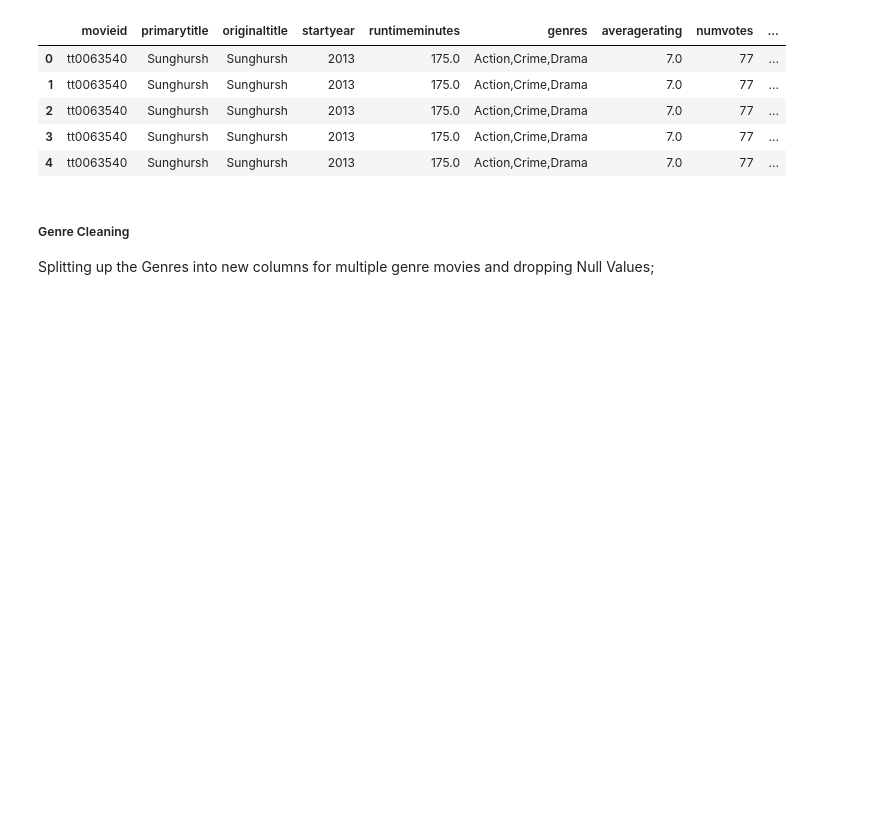
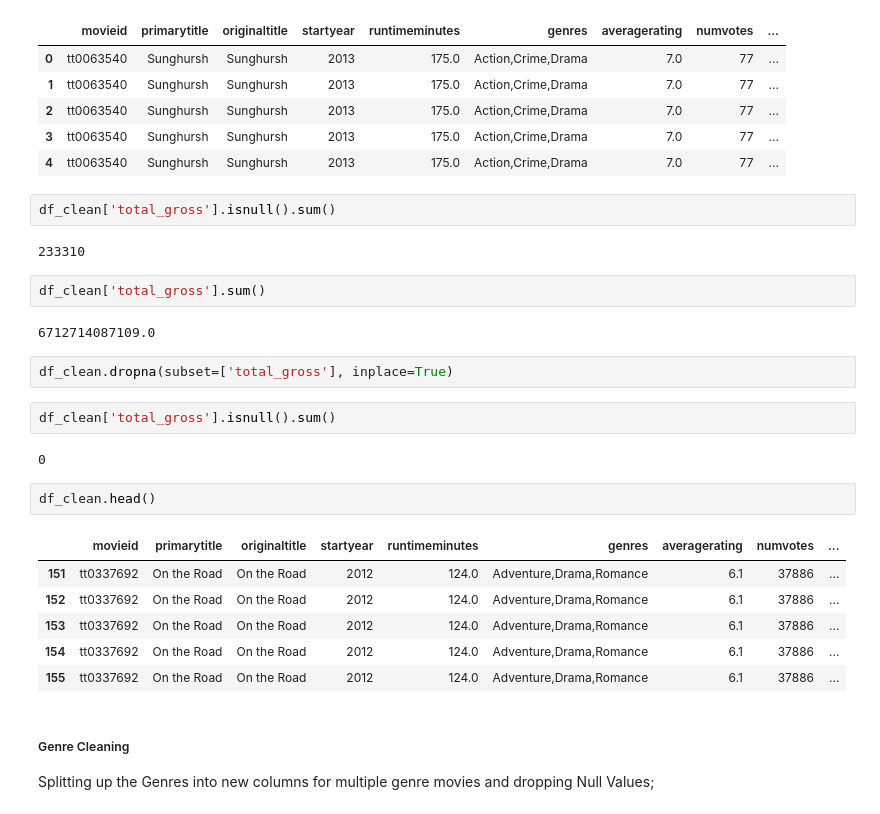
Before and after one commit to learn-co-curriculum/dsc-phase-2-project-v3, a Jupyter notebook: index.ipynb, the cells around one changed output. Cells and saved outputs as stored; diff of their text form; blank space fills up the shorter version.

```diff
--- a/index.ipynb
+++ b/index.ipynb
@@ -243,6 +243,29 @@ df_clean.head()
 | 2 | tt0063540 | Sunghursh | Sunghursh | 2013 | 175.0 | Action,Crime,Drama | 7.0 | 77 | ... |
 | 3 | tt0063540 | Sunghursh | Sunghursh | 2013 | 175.0 | Action,Crime,Drama | 7.0 | 77 | ... |
 | 4 | tt0063540 | Sunghursh | Sunghursh | 2013 | 175.0 | Action,Crime,Drama | 7.0 | 77 | ... |
+# %%
+df_clean['total_gross'].isnull().sum()
+# %% [output]
+233310
+# %%
+df_clean['total_gross'].sum()
+# %% [output]
+6712714087109.0
+# %%
+df_clean.dropna(subset=['total_gross'], inplace=True)
+# %%
+df_clean['total_gross'].isnull().sum()
+# %% [output]
+0
+# %%
+df_clean.head()
+# %% [output]
+|  | movieid | primarytitle | originaltitle | startyear | runtimeminutes | genres | averagerating | numvotes | ... |
+| 151 | tt0337692 | On the Road | On the Road | 2012 | 124.0 | Adventure,Drama,Romance | 6.1 | 37886 | ... |
+| 152 | tt0337692 | On the Road | On the Road | 2012 | 124.0 | Adventure,Drama,Romance | 6.1 | 37886 | ... |
+| 153 | tt0337692 | On the Road | On the Road | 2012 | 124.0 | Adventure,Drama,Romance | 6.1 | 37886 | ... |
+| 154 | tt0337692 | On the Road | On the Road | 2012 | 124.0 | Adventure,Drama,Romance | 6.1 | 37886 | ... |
+| 155 | tt0337692 | On the Road | On the Road | 2012 | 124.0 | Adventure,Drama,Romance | 6.1 | 37886 | ... |
 # %% [markdown]
 ##### Genre Cleaning
 Splitting up the Genres into new columns for multiple genre movies and dropping Null Values;
```
Also changed, not shown: parts of 3 cells of this notebook.
